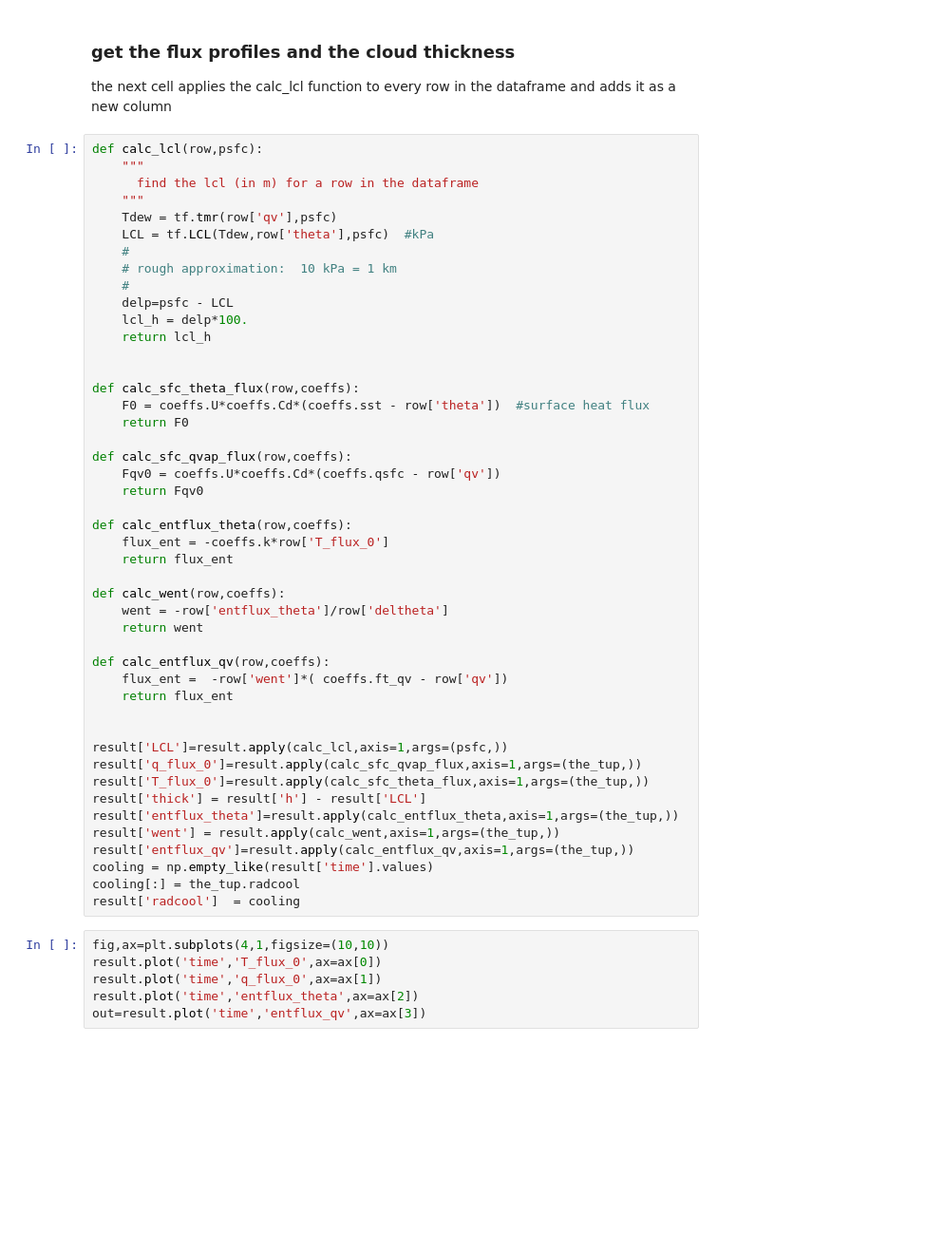
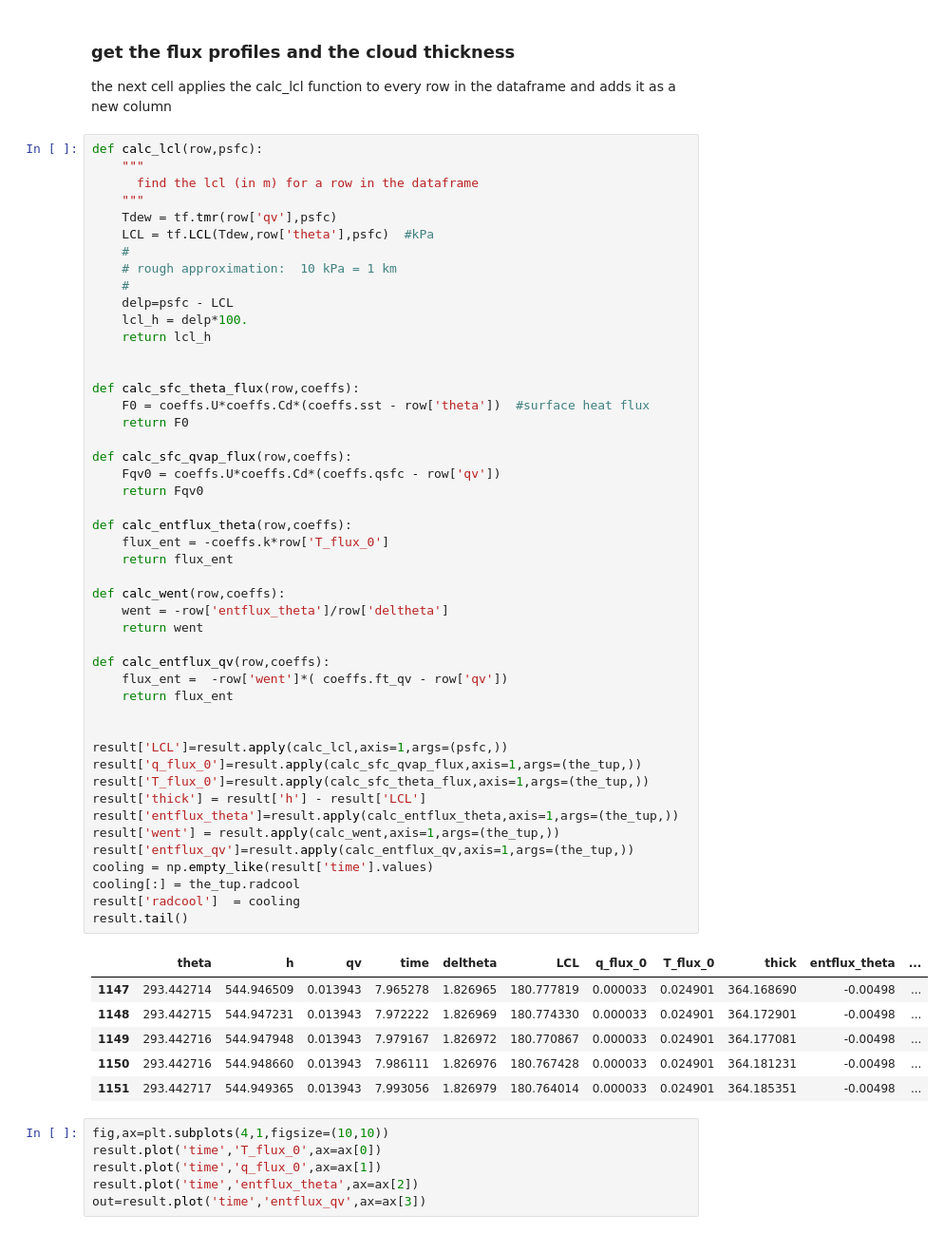
Before and after one commit to phaustin/atsc500, a Jupyter notebook: notebooks/interactive_vaporflux.ipynb, the cells around one changed output. Shown: that part at 95% size. Cells and saved outputs as stored; diff of their text form; blank space fills up the shorter version.

```diff
--- a/notebooks/interactive_vaporflux.ipynb
+++ b/notebooks/interactive_vaporflux.ipynb
@@ -117,33 +125,41 @@ def calc_sfc_theta_flux(row,coeffs):
     F0 = coeffs.U*coeffs.Cd*(coeffs.sst - row['theta'])  #surface heat flux
     return F0
 
 def calc_sfc_qvap_flux(row,coeffs):
     Fqv0 = coeffs.U*coeffs.Cd*(coeffs.qsfc - row['qv'])
     return Fqv0
 
 def calc_entflux_theta(row,coeffs):
     flux_ent = -coeffs.k*row['T_flux_0']
     return flux_ent
 
 def calc_went(row,coeffs):
     went = -row['entflux_theta']/row['deltheta']
     return went
 
 def calc_entflux_qv(row,coeffs):
     flux_ent =  -row['went']*( coeffs.ft_qv - row['qv'])
     return flux_ent
 
 
 result['LCL']=result.apply(calc_lcl,axis=1,args=(psfc,))
 result['q_flux_0']=result.apply(calc_sfc_qvap_flux,axis=1,args=(the_tup,))
 result['T_flux_0']=result.apply(calc_sfc_theta_flux,axis=1,args=(the_tup,))
 result['thick'] = result['h'] - result['LCL']
 result['entflux_theta']=result.apply(calc_entflux_theta,axis=1,args=(the_tup,))
 result['went'] = result.apply(calc_went,axis=1,args=(the_tup,))
 result['entflux_qv']=result.apply(calc_entflux_qv,axis=1,args=(the_tup,))
 cooling = np.empty_like(result['time'].values)
 cooling[:] = the_tup.radcool
 result['radcool']  = cooling
+result.tail()
+# %% [output]
+|  | theta | h | qv | time | deltheta | LCL | q_flux_0 | T_flux_0 | thick | entflux_theta | ... |
+| 1147 | 293.442714 | 544.946509 | 0.013943 | 7.965278 | 1.826965 | 180.777819 | 0.000033 | 0.024901 | 364.168690 | -0.00498 | ... |
+| 1148 | 293.442715 | 544.947231 | 0.013943 | 7.972222 | 1.826969 | 180.774330 | 0.000033 | 0.024901 | 364.172901 | -0.00498 | ... |
+| 1149 | 293.442716 | 544.947948 | 0.013943 | 7.979167 | 1.826972 | 180.770867 | 0.000033 | 0.024901 | 364.177081 | -0.00498 | ... |
+| 1150 | 293.442716 | 544.948660 | 0.013943 | 7.986111 | 1.826976 | 180.767428 | 0.000033 | 0.024901 | 364.181231 | -0.00498 | ... |
+| 1151 | 293.442717 | 544.949365 | 0.013943 | 7.993056 | 1.826979 | 180.764014 | 0.000033 | 0.024901 | 364.185351 | -0.00498 | ... |
 # %%
 fig,ax=plt.subplots(4,1,figsize=(10,10))
 result.plot('time','T_flux_0',ax=ax[0])
```
Also changed, not shown: parts of 4 cells of this notebook, 5 other files.
